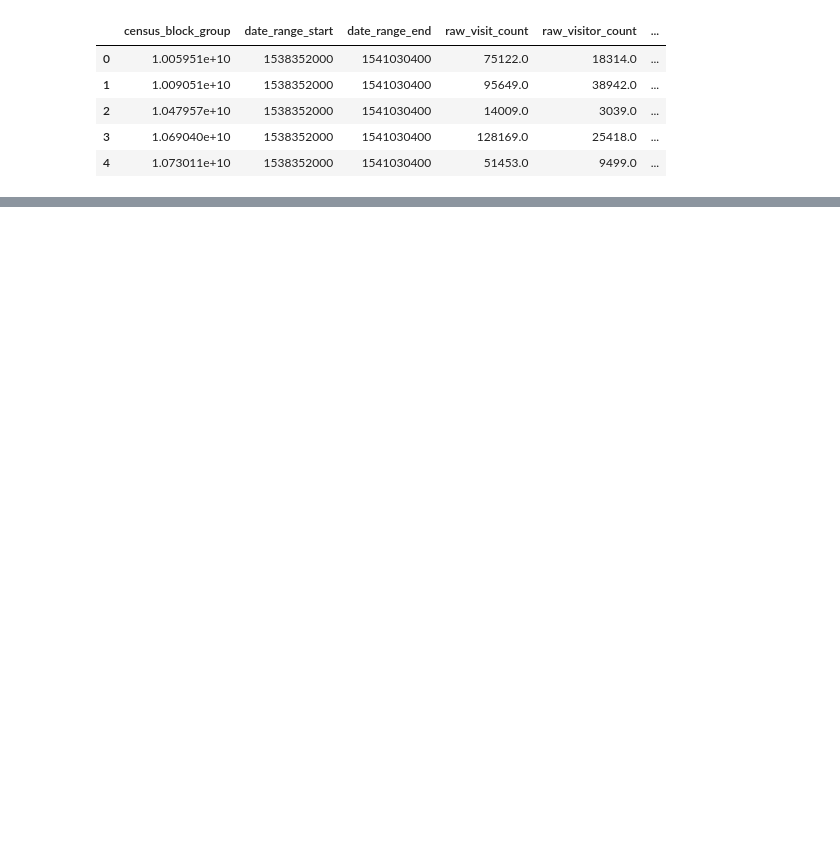
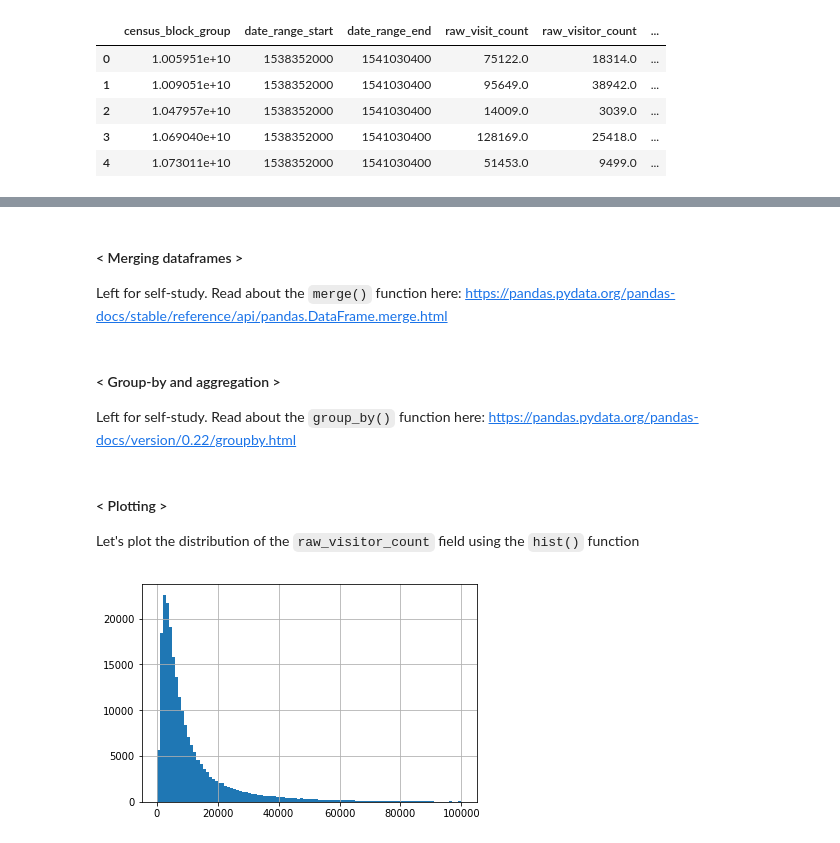
Before and after one commit to amandhesi/intro-ds, a Jupyter notebook: intro.ipynb, the cells around one changed output, grey strips where cells are left out. Cells and saved outputs as stored; diff of their text form; code cells hidden in the pictures; blank space fills up the shorter version.

```diff
--- a/intro.ipynb
+++ b/intro.ipynb
@@ -175,0 +196,2 @@ df_patterns.head()
+# %%
+df_patterns = df_patterns.dropna().copy()
@@ -193,0 +221,2 @@ df_patterns.head()
+# %%
+df_patterns['most_popular_day'] = df_patterns['popularity_by_day'].apply(lambda x: max(ast.literal_eval(x).keys(), key=(lambda key: ast.literal_eval(x)[key])))
@@ -193,0 +248,14 @@ df_patterns.head()
+# %% [markdown]
+#### < Merging dataframes >
+Left for self-study. Read about the `merge()` function here: https://pandas.pydata.org/pandas-docs/stable/reference/api/pandas.DataFrame.merge.html
+# %% [markdown]
+#### < Group-by and aggregation >
+Left for self-study. Read about the `group_by()` function here: https://pandas.pydata.org/pandas-docs/version/0.22/groupby.html
+# %% [markdown]
+#### < Plotting >
+Let's plot the distribution of the `raw_visitor_count` field using the `hist()` function
+# %%
+df_patterns['raw_visitor_count'][df_patterns['raw_visitor_count']<100000].hist(bins=100)
+plt.show()
+# %% [output]
+[figure, added]
```
Also changed, not shown: parts of 26 cells of this notebook.
